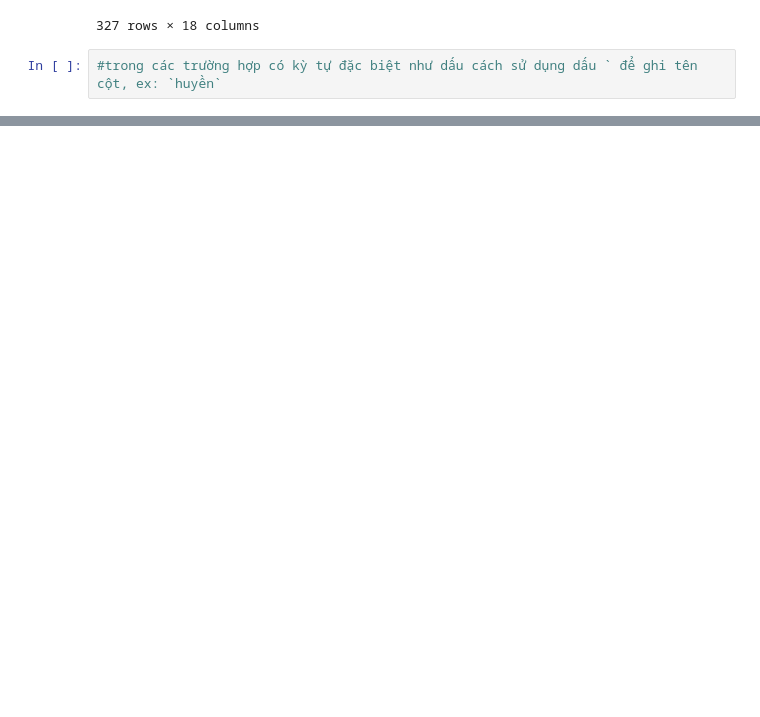
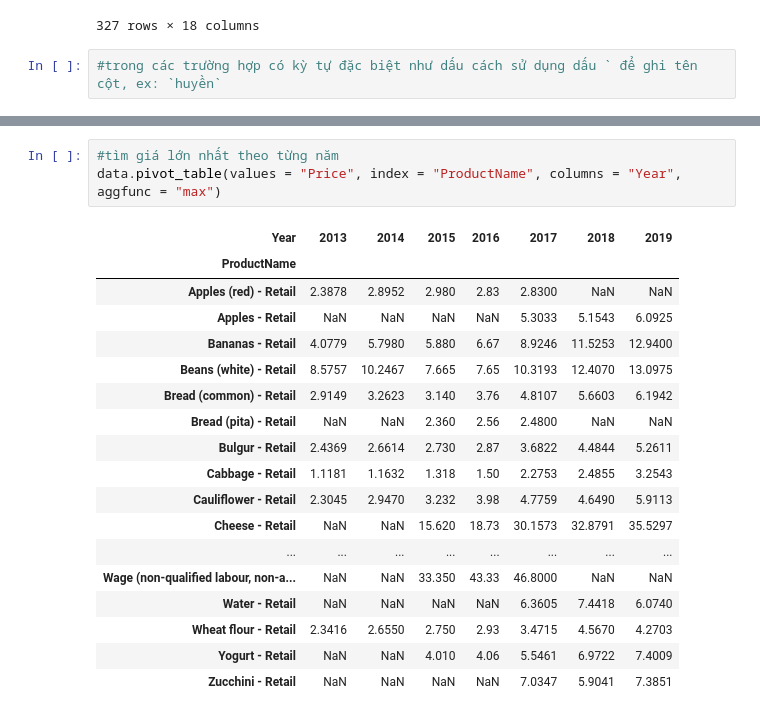
Before and after one commit to KimKieu123/DA30092022, a Jupyter notebook: Thao tác với dữ liệu.ipynb, the cells around one changed output, grey strips where cells are left out. Cells and saved outputs as stored; diff of their text form; blank space fills up the shorter version.

```diff
--- a/Thao tác với dữ liệu.ipynb
+++ b/Thao tác với dữ liệu.ipynb
@@ -423,0 +509,22 @@ data.query("shop_location.str.contains('Manila')==True")
+# %%
+#tìm giá lớn nhất theo từng năm
+data.pivot_table(values = "Price", index = "ProductName", columns = "Year", aggfunc = "max")
+# %% [output]
+| Year | 2013 | 2014 | 2015 | 2016 | 2017 | 2018 | 2019 |
+| ProductName |  |  |  |  |  |  |  |
+| Apples (red) - Retail | 2.3878 | 2.8952 | 2.980 | 2.83 | 2.8300 | NaN | NaN |
+| Apples - Retail | NaN | NaN | NaN | NaN | 5.3033 | 5.1543 | 6.0925 |
+| Bananas - Retail | 4.0779 | 5.7980 | 5.880 | 6.67 | 8.9246 | 11.5253 | 12.9400 |
+| Beans (white) - Retail | 8.5757 | 10.2467 | 7.665 | 7.65 | 10.3193 | 12.4070 | 13.0975 |
+| Bread (common) - Retail | 2.9149 | 3.2623 | 3.140 | 3.76 | 4.8107 | 5.6603 | 6.1942 |
+| Bread (pita) - Retail | NaN | NaN | 2.360 | 2.56 | 2.4800 | NaN | NaN |
+| Bulgur - Retail | 2.4369 | 2.6614 | 2.730 | 2.87 | 3.6822 | 4.4844 | 5.2611 |
+| Cabbage - Retail | 1.1181 | 1.1632 | 1.318 | 1.50 | 2.2753 | 2.4855 | 3.2543 |
+| Cauliflower - Retail | 2.3045 | 2.9470 | 3.232 | 3.98 | 4.7759 | 4.6490 | 5.9113 |
+| Cheese - Retail | NaN | NaN | 15.620 | 18.73 | 30.1573 | 32.8791 | 35.5297 |
+| ... | ... | ... | ... | ... | ... | ... | ... |
+| Wage (non-qualified labour, non-a... | NaN | NaN | 33.350 | 43.33 | 46.8000 | NaN | NaN |
+| Water - Retail | NaN | NaN | NaN | NaN | 6.3605 | 7.4418 | 6.0740 |
+| Wheat flour - Retail | 2.3416 | 2.6550 | 2.750 | 2.93 | 3.4715 | 4.5670 | 4.2703 |
+| Yogurt - Retail | NaN | NaN | 4.010 | 4.06 | 5.5461 | 6.9722 | 7.4009 |
+| Zucchini - Retail | NaN | NaN | NaN | NaN | 7.0347 | 5.9041 | 7.3851 |
```
Also changed, not shown: parts of 12 cells of this notebook, 4 other files.
